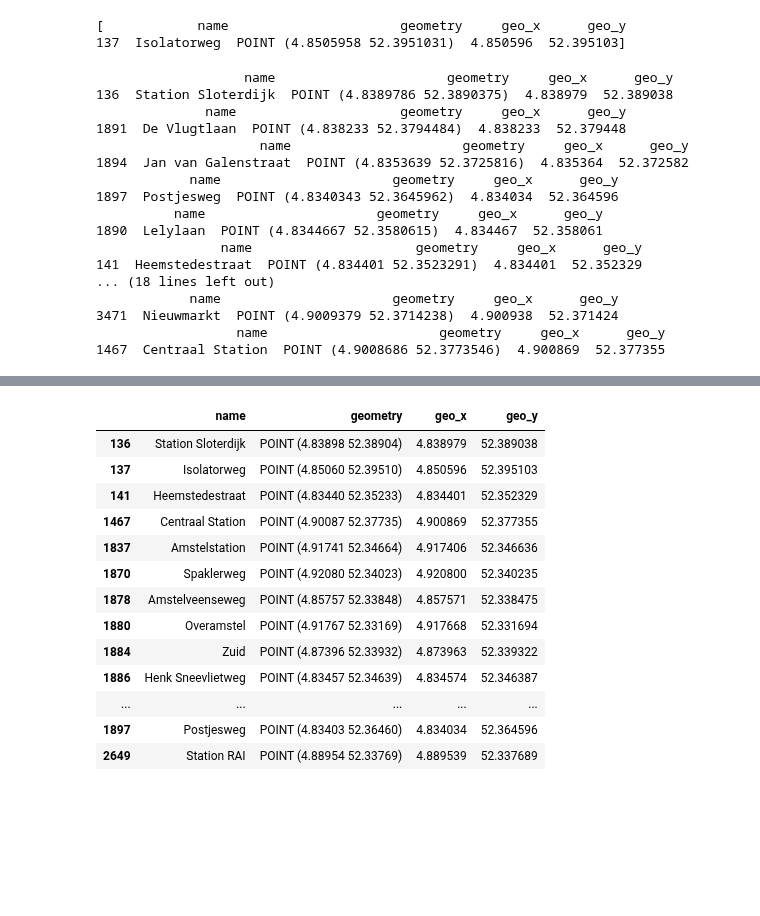
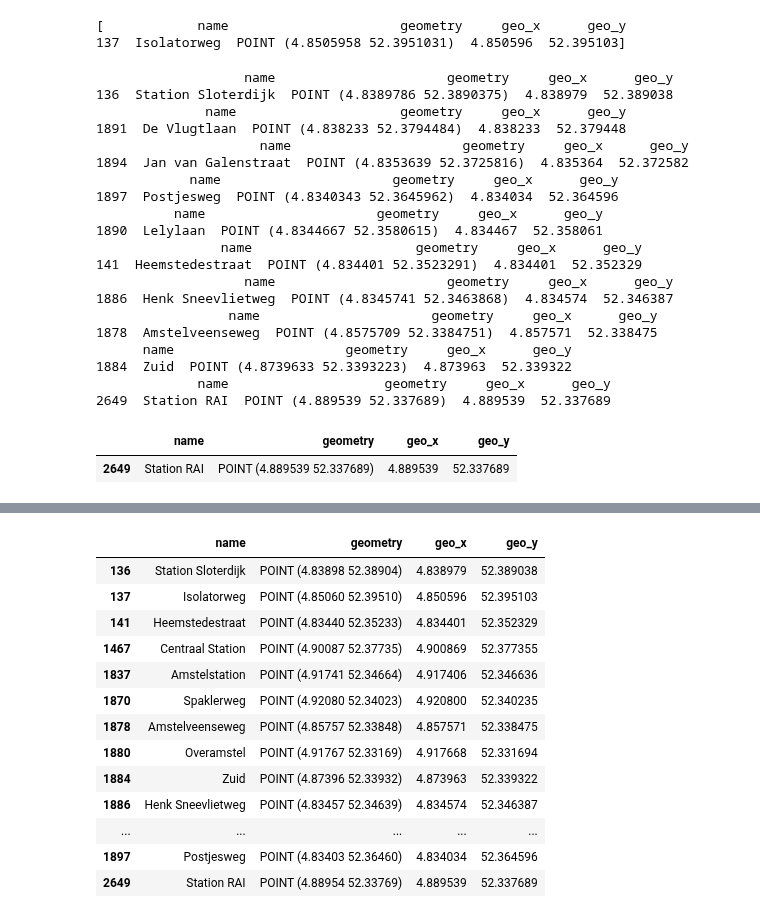
Before and after one commit to SYuGao/uvmt, a Jupyter notebook: notebooks/metro51_to_isolasoweg.ipynb, the cells around one changed output, grey strips where cells are left out. Cells and saved outputs as stored; diff of their text form; code cells hidden in the pictures; blank space fills up the shorter version.

```diff
--- a/notebooks/metro51_to_isolasoweg.ipynb
+++ b/notebooks/metro51_to_isolasoweg.ipynb
@@ -779,8 +779,8 @@ for iter_ in range(len(remaining_route)):
             remaining_route = remaining_route.drop(remaining_route[remaining_route.name == second_station.name.values[0]].index)#.reset_index(drop=True)
             tree = shapely.strtree.STRtree(remaining_route.geometry)
             print(second_station)
-        # if iter_== 9:
-        #     break
+        if iter_== 9:
+            break
     except TypeError:
         pass  # Ignore 'NoneType' object is not subscriptable error
 
@@ -799,8 +799,16 @@ ordered_route = pd.concat(new_order)#.reset_index(drop=True)
 1890  Lelylaan  POINT (4.8344667 52.3580615)  4.834467  52.358061
                 name                     geometry     geo_x      geo_y
 141  Heemstedestraat  POINT (4.834401 52.3523291)  4.834401  52.352329
-... (18 lines left out)
-            name                      geometry     geo_x      geo_y
-3471  Nieuwmarkt  POINT (4.9009379 52.3714238)  4.900938  52.371424
-                  name                      geometry     geo_x      geo_y
-1467  Centraal Station  POINT (4.9008686 52.3773546)  4.900869  52.377355
+                   name                      geometry     geo_x      geo_y
+1886  Henk Sneevlietweg  POINT (4.8345741 52.3463868)  4.834574  52.346387
+                 name                      geometry     geo_x      geo_y
+1878  Amstelveenseweg  POINT (4.8575709 52.3384751)  4.857571  52.338475
+      name                      geometry     geo_x      geo_y
+1884  Zuid  POINT (4.8739633 52.3393223)  4.873963  52.339322
+             name                    geometry     geo_x      geo_y
+2649  Station RAI  POINT (4.889539 52.337689)  4.889539  52.337689
+# %%
+second_station
+# %% [output]
+|  | name | geometry | geo_x | geo_y |
+| 2649 | Station RAI | POINT (4.889539 52.337689) | 4.889539 | 52.337689 |
```
Also changed, not shown: parts of 4 cells of this notebook, 4 other files.
